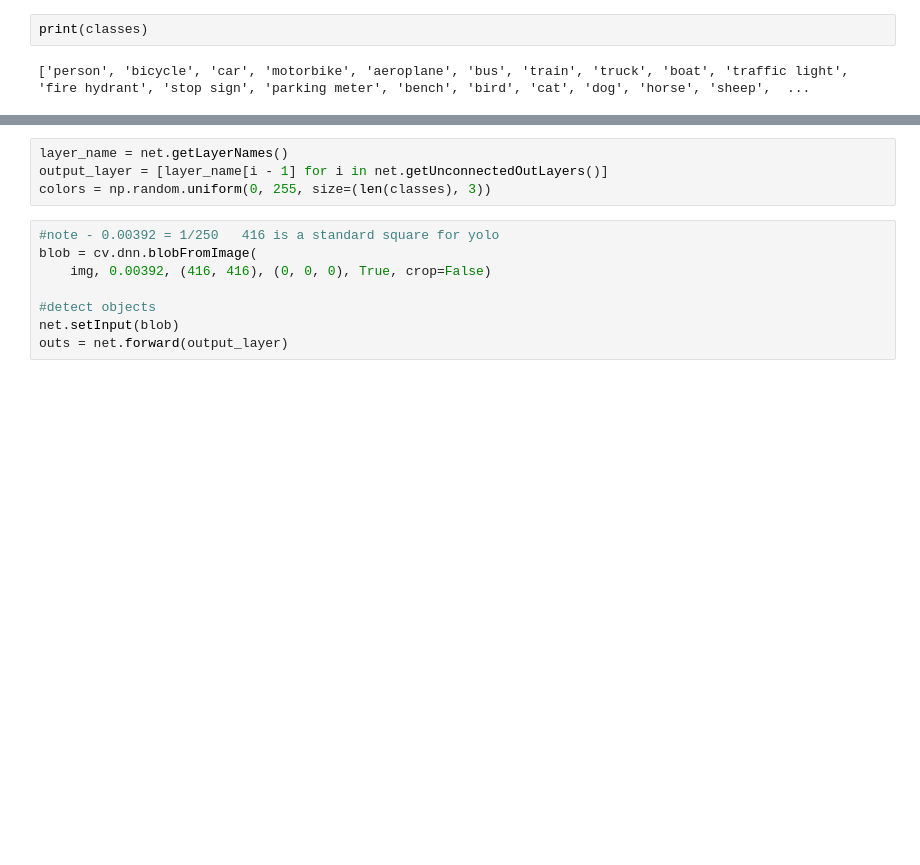
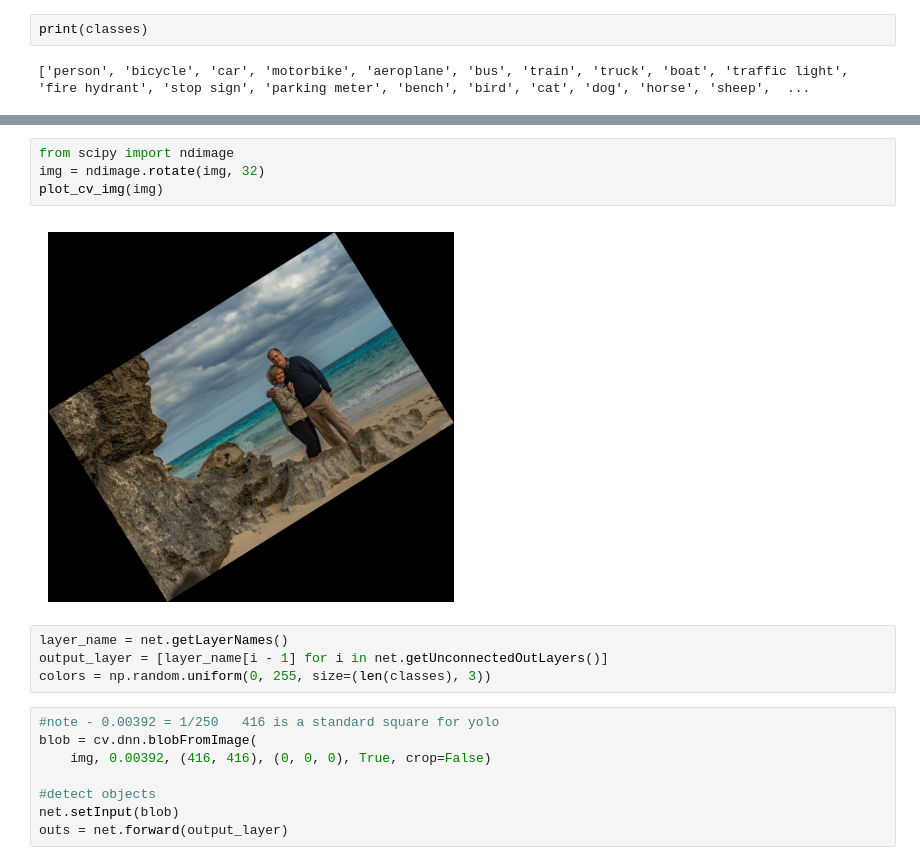
Before and after one commit to JWHPortfolio/cvbasics, a Jupyter notebook: BasicCV.ipynb, the cells around one changed output, grey strips where cells are left out. Cells and saved outputs as stored; diff of their text form; blank space fills up the shorter version.

```diff
--- a/BasicCV.ipynb
+++ b/BasicCV.ipynb
@@ -53,3 +72,9 @@ Resized Shape:  (73, 110, 3)
+# %%
+from scipy import ndimage
+img = ndimage.rotate(img, 32)
+plot_cv_img(img)
+# %% [output]
+[figure, added]
 # %%
 layer_name = net.getLayerNames()
 output_layer = [layer_name[i - 1] for i in net.getUnconnectedOutLayers()]
```
Also changed, not shown: parts of 5 cells of this notebook, 2 other files.
